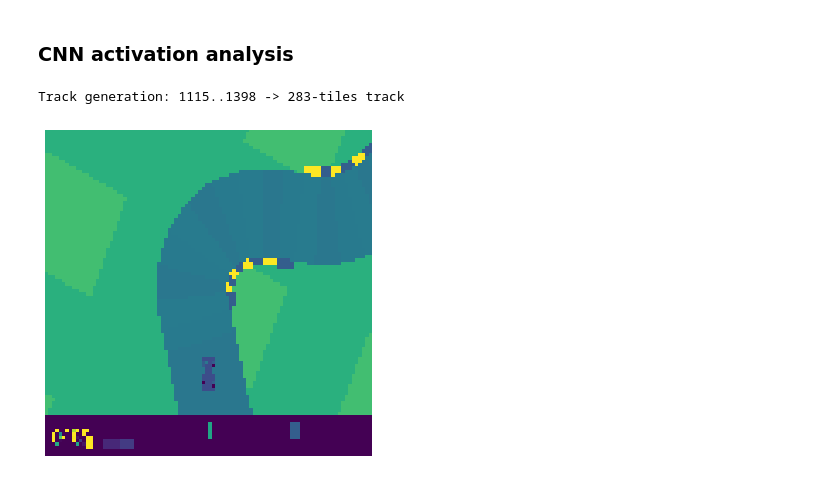
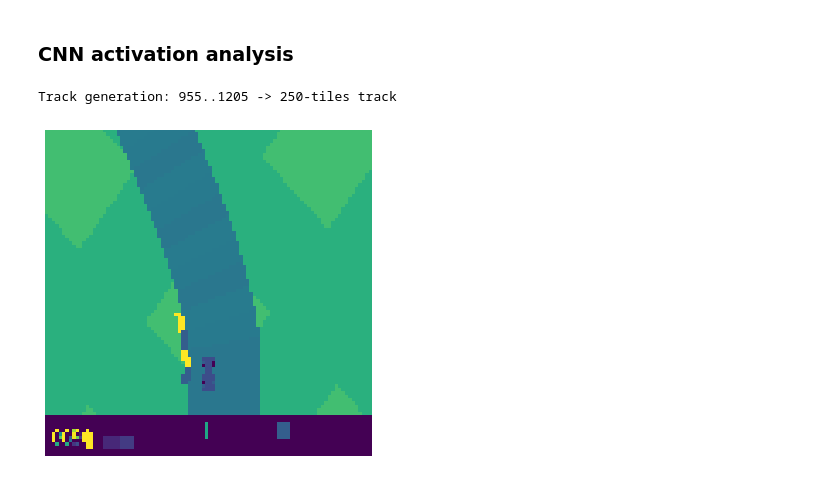
Before and after one commit to g-nightingale/car-racing-rl, a Jupyter notebook: car_racing_dqn.ipynb, the cells around one changed output. Cells and saved outputs as stored; diff of their text form; code cells hidden in the pictures.

```diff
--- a/car_racing_dqn.ipynb
+++ b/car_racing_dqn.ipynb
@@ -320,7 +338,7 @@ Track generation: 1081..1355 -> 274-tiles track
 # %% [markdown]
 ### CNN activation analysis
 # %%
-with open("./runs/dqn_results_20220412-095012.pickle", 'rb') as fp:
+with open("./runs/dqn_results_20220412-110508.pickle", 'rb') as fp:
     results = pickle.load(fp)
 
 actions = results['actions']
@@ -367,16 +385,16 @@ state_list = live_trial(env, model)
 # Create activation model
 activation_model = create_activation_model(model)
 # %% [output]
-Track generation: 1115..1398 -> 283-tiles track
+Track generation: 955..1205 -> 250-tiles track
 # %%
 # Select image index from history
-idx = 39
+idx = 47
 img = state_list[idx][:, :, :, :]
 
 # Plot an image
 plt.figure(figsize=(6, 6))
 plt.imshow(img[0, :, :, 3])
 plt.axis('off')
 plt.show()
 # %% [output]
-[figure, old version]
+[figure, new version]
```
Also changed, not shown: parts of 5 cells of this notebook, 7 other files.
